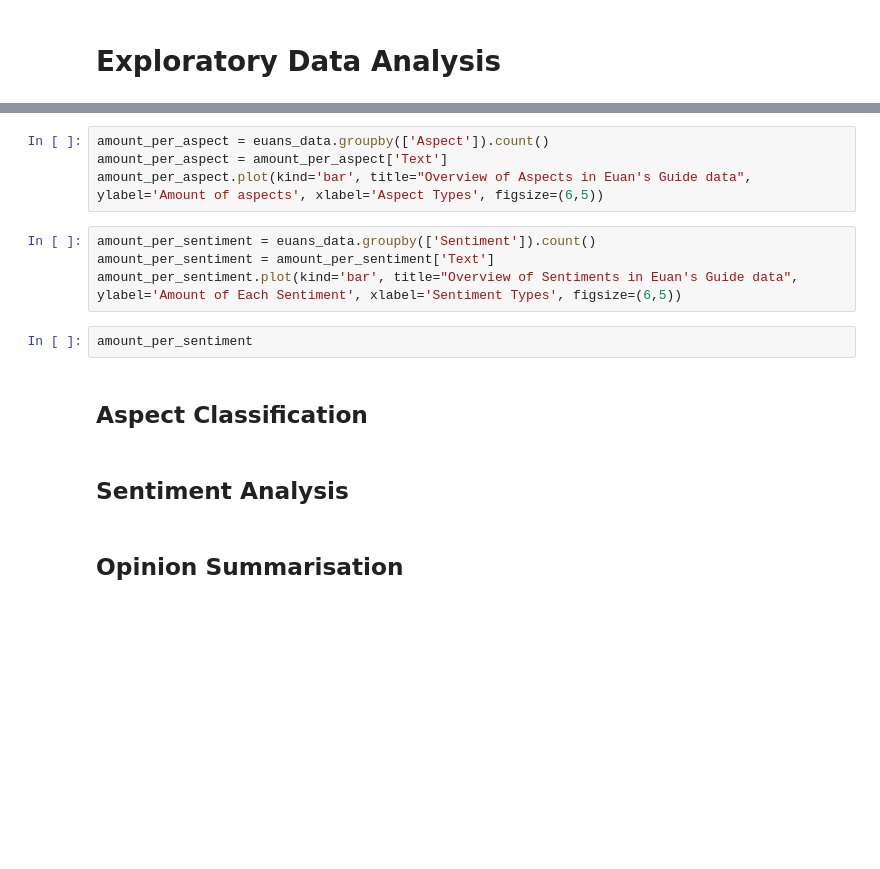
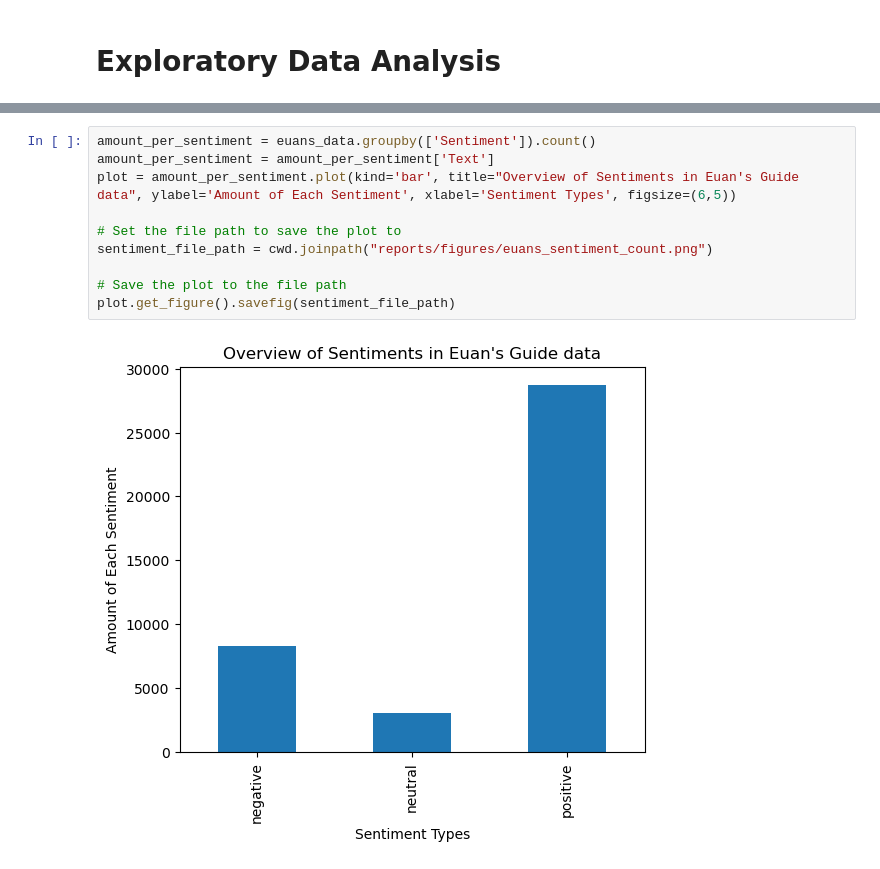
Before and after one commit to Amsterdam-Internships/Venue-Accessibility-Google-Reviews, a Jupyter notebook: notebooks/PipelineAnalysis.ipynb, the cells around one changed output, grey strips where cells are left out. Drawn from its saved outputs; the diff is of its cells as text; blank space fills up the shorter version.

```diff
--- a/notebooks/PipelineAnalysis.ipynb
+++ b/notebooks/PipelineAnalysis.ipynb
@@ -33,16 +55,12 @@ wordcloud.to_image()
 # %%
-amount_per_aspect = euans_data.groupby(['Aspect']).count()
-amount_per_aspect = amount_per_aspect['Text']
-amount_per_aspect.plot(kind='bar', title="Overview of Aspects in Euan's Guide data", ylabel='Amount of aspects', xlabel='Aspect Types', figsize=(6,5))
+amount_per_sentiment = euans_data.groupby(['Sentiment']).count()
+amount_per_sentiment = amount_per_sentiment['Text']
+plot = amount_per_sentiment.plot(kind='bar', title="Overview of Sentiments in Euan's Guide data", ylabel='Amount of Each Sentiment', xlabel='Sentiment Types', figsize=(6,5))
+
+# Set the file path to save the plot to
+sentiment_file_path = cwd.joinpath("reports/figures/euans_sentiment_count.png")
+
+# Save the plot to the file path
+plot.get_figure().savefig(sentiment_file_path)
+# %% [output]
+[figure, added]
-# %%
-amount_per_sentiment = euans_data.groupby(['Sentiment']).count()
-amount_per_sentiment = amount_per_sentiment['Text']
-amount_per_sentiment.plot(kind='bar', title="Overview of Sentiments in Euan's Guide data", ylabel='Amount of Each Sentiment', xlabel='Sentiment Types', figsize=(6,5))
-# %%
-amount_per_sentiment
-# %% [markdown]
-## Aspect Classification
-# %% [markdown]
-## Sentiment Analysis
-# %% [markdown]
-## Opinion Summarisation
```
Also changed, not shown: parts of 5 cells of this notebook, 18 other files.
